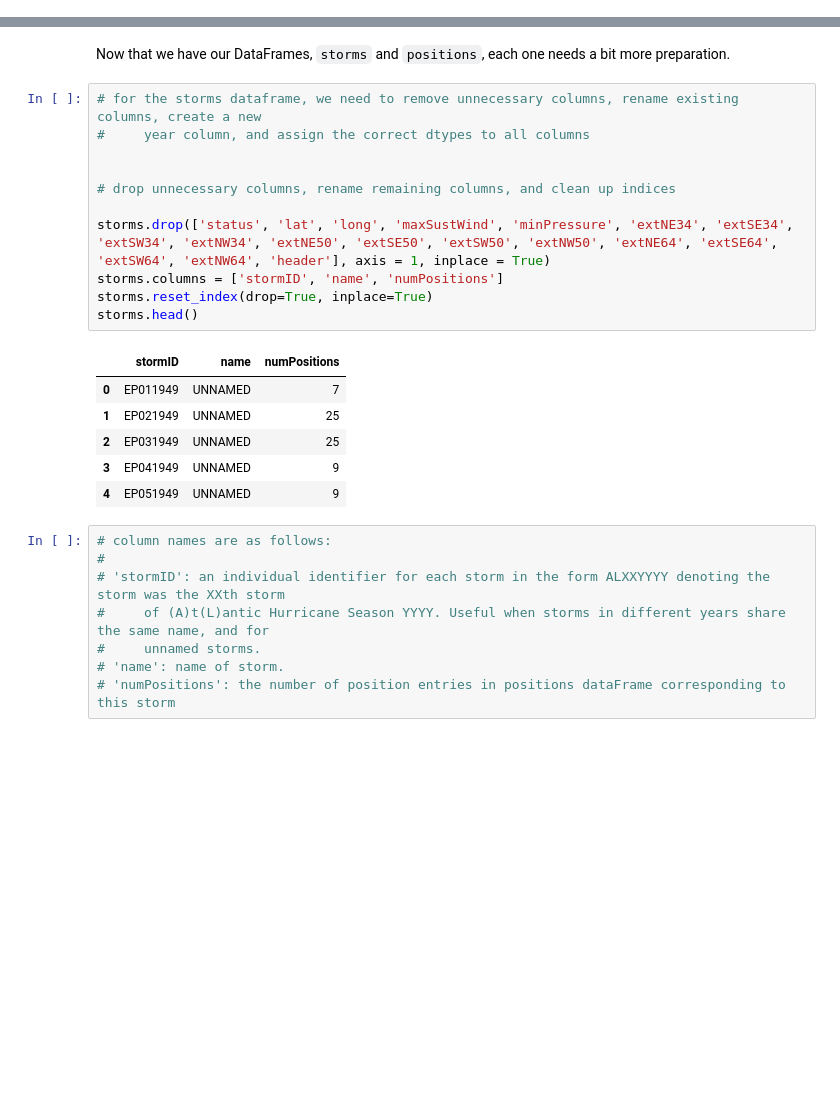
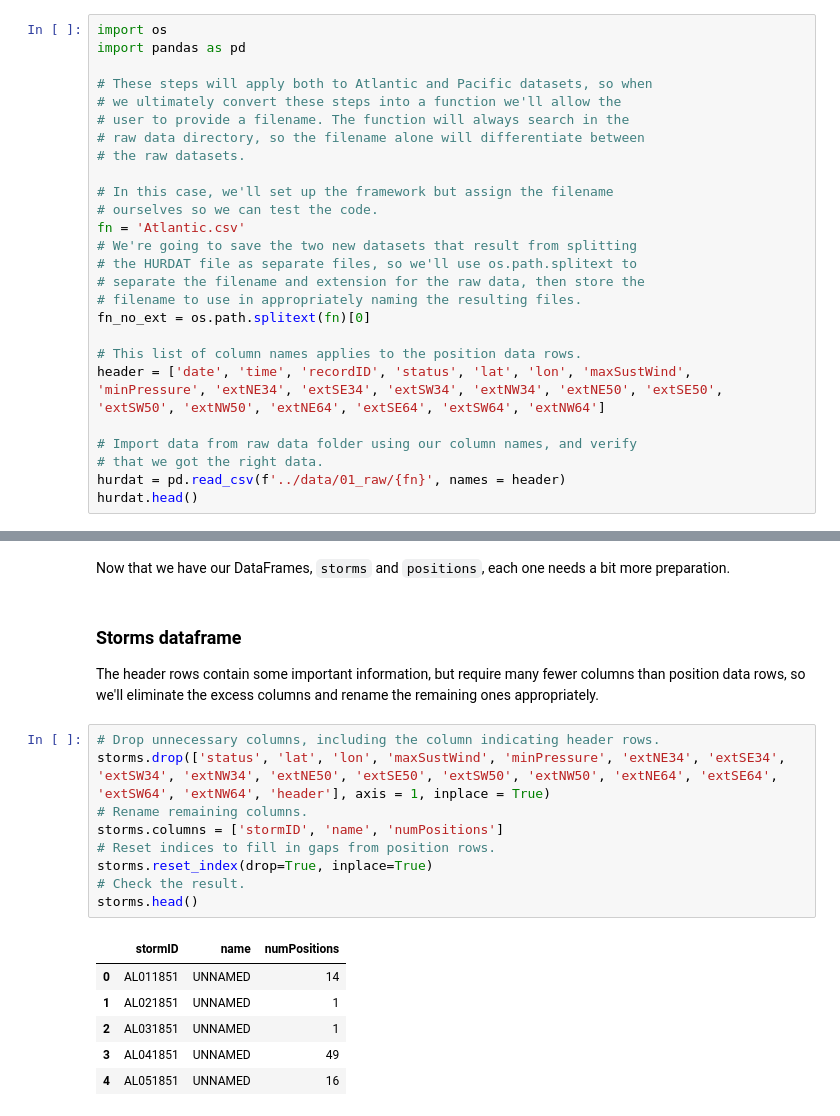
Before and after one commit to bmfeciura/hurricane-frequency, a Jupyter notebook: notebooks/2020_08_13.ipynb, the cells around one changed output, grey strips where cells are left out. Drawn from its saved outputs; the diff is of its cells as text; blank space fills up the shorter version.

```diff
--- a/notebooks/2020_08_13.ipynb
+++ b/notebooks/2020_08_13.ipynb
@@ -47,0 +16,26 @@ hurdat.head()
+# %%
+import os
+import pandas as pd
+
+# These steps will apply both to Atlantic and Pacific datasets, so when
+# we ultimately convert these steps into a function we'll allow the
+# user to provide a filename. The function will always search in the
+# raw data directory, so the filename alone will differentiate between
+# the raw datasets.
+
+# In this case, we'll set up the framework but assign the filename
+# ourselves so we can test the code.
+fn = 'Atlantic.csv'
+# We're going to save the two new datasets that result from splitting
+# the HURDAT file as separate files, so we'll use os.path.splitext to
+# separate the filename and extension for the raw data, then store the
+# filename to use in appropriately naming the resulting files.
+fn_no_ext = os.path.splitext(fn)[0]
+
+# This list of column names applies to the position data rows.
+header = ['date', 'time', 'recordID', 'status', 'lat', 'lon', 'maxSustWind', 'minPressure', 'extNE34', 'extSE34', 'extSW34', 'extNW34', 'extNE50', 'extSE50', 'extSW50', 'extNW50', 'extNE64', 'extSE64', 'extSW64', 'extNW64']
+
+# Import data from raw data folder using our column names, and verify
+# that we got the right data.
+hurdat = pd.read_csv(f'../data/01_raw/{fn}', names = header)
+hurdat.head()
@@ -96,28 +92,21 @@ positions = hurdat[hurdat['header'] == False].copy() # all data columns of atl c
 # %% [markdown]
 Now that we have our DataFrames, `storms` and `positions`, each one needs a bit more preparation.
+# %% [markdown]
+### Storms dataframe
+The header rows contain some important information, but require many fewer columns than position data rows, so we'll eliminate the excess columns and rename the remaining ones appropriately.
 # %%
-# for the storms dataframe, we need to remove unnecessary columns, rename existing columns, create a new
-#     year column, and assign the correct dtypes to all columns
-
-
-# drop unnecessary columns, rename remaining columns, and clean up indices
-
-storms.drop(['status', 'lat', 'long', 'maxSustWind', 'minPressure', 'extNE34', 'extSE34', 'extSW34', 'extNW34', 'extNE50', 'extSE50', 'extSW50', 'extNW50', 'extNE64', 'extSE64', 'extSW64', 'extNW64', 'header'], axis = 1, inplace = True)
+# Drop unnecessary columns, including the column indicating header rows.
+storms.drop(['status', 'lat', 'lon', 'maxSustWind', 'minPressure', 'extNE34', 'extSE34', 'extSW34', 'extNW34', 'extNE50', 'extSE50', 'extSW50', 'extNW50', 'extNE64', 'extSE64', 'extSW64', 'extNW64', 'header'], axis = 1, inplace = True)
+# Rename remaining columns.
 storms.columns = ['stormID', 'name', 'numPositions']
+# Reset indices to fill in gaps from position rows.
 storms.reset_index(drop=True, inplace=True)
+# Check the result.
 storms.head()
 # %% [output]
 |  | stormID | name | numPositions |
-| 0 | EP011949 | UNNAMED | 7 |
-| 1 | EP021949 | UNNAMED | 25 |
-| 2 | EP031949 | UNNAMED | 25 |
-| 3 | EP041949 | UNNAMED | 9 |
-| 4 | EP051949 | UNNAMED | 9 |
+| 0 | AL011851 | UNNAMED | 14 |
+| 1 | AL021851 | UNNAMED | 1 |
+| 2 | AL031851 | UNNAMED | 1 |
+| 3 | AL041851 | UNNAMED | 49 |
+| 4 | AL051851 | UNNAMED | 16 |
-# %%
-# column names are as follows:
-#
-# 'stormID': an individual identifier for each storm in the form ALXXYYYY denoting the storm was the XXth storm
-#     of (A)t(L)antic Hurricane Season YYYY. Useful when storms in different years share the same name, and for
-#     unnamed storms.
-# 'name': name of storm.
-# 'numPositions': the number of position entries in positions dataFrame corresponding to this storm
```
Also changed, not shown: parts of 25 cells of this notebook, 39 other files.
